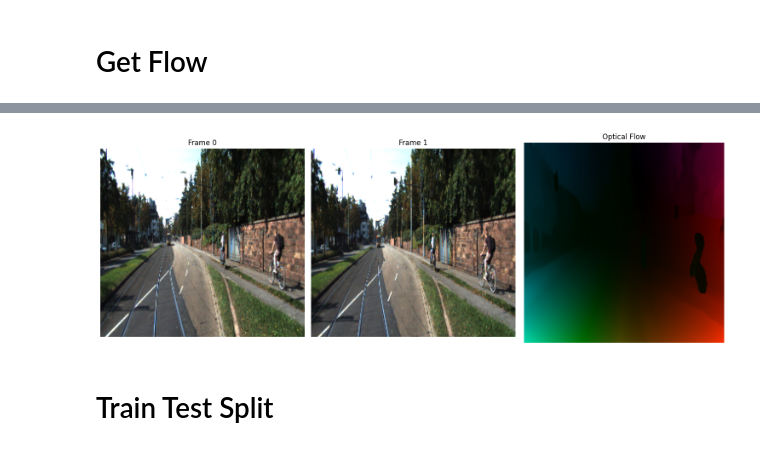
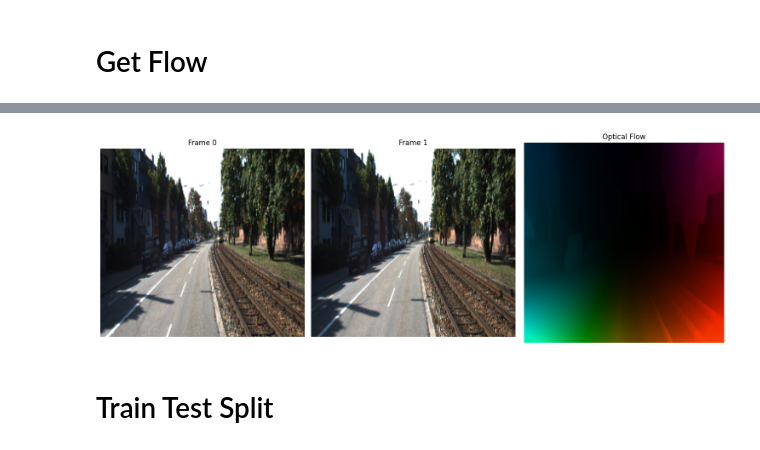
Before and after one commit to AhmedZ2003/Lucentra, a Jupyter notebook: Backend_models/DPFlow_Training.ipynb, the cells around one changed output, grey strips where cells are left out. Saved outputs shown, nothing was run; the diff lists cells and outputs as text; code cells hidden in the pictures.

```diff
--- a/Backend_models/DPFlow_Training.ipynb
+++ b/Backend_models/DPFlow_Training.ipynb
@@ -77,10 +103,18 @@ plt.show()
 # Get Flow
 # %%
 
-def preprocess_small(img, gamma=1.5, size=(224, 224)):
-    img = cv2.convertScaleAbs(img, alpha=1.5, beta=0)
-    # img = cv2.resize(img, size)
+# 1. Stop clipping bright regions
+def preprocess_small(img):
+    # Simply return the un-clipped image so DPFlow can track textures accurately
     return img
+
+def save_flow(flow_rgb, flow_filename):
+    flow_rgb = cv2.resize(flow_rgb, (224, 224))
+    plt.imsave(flow_filename, flow_rgb)
+
+model_name = r'dpflow'
+flows_dir_base = f'D:/D-Documents/Self-Improvement/Python/Computer_Vision/Speed Estimation/Speed_Estimation_Cleaned/Dataset/Ablation_Studies/{model_name}/'
+curr_dir_base = f"D:/D-Documents/Self-Improvement/Python/Computer_Vision/Speed Estimation/Speed_Estimation_FYP_Cleaned/DPFlow_Modular_for_Lucentra/Ablation_Studies/{model_name}/"
 # %%
 
 
@@ -217,32 +260,32 @@ with concurrent.futures.ThreadPoolExecutor(max_workers=4) as executor:
-# %%
-idx = 0
-
-frame_img1 = cv2.imread(os.path.join(frames_dir, frames[idx]))
-frame_img2 = cv2.imread(os.path.join(frames_dir, frames[idx+1]))
-flow_img = plt.imread(os.path.join(flows_dir, f'flow_{idx}.png'))  # Loads as RGB
-
-# Crop and resize frames
-# frame_img1 = frame_img1[frame_img1.shape[0]//2 - 200: -200, :, :]
-frame_img1 = cv2.resize(frame_img1, (244, 224))
-frame_img1_rgb = cv2.cvtColor(frame_img1, cv2.COLOR_BGR2RGB)
-
-# frame_img2 = frame_img2[frame_img2.shape[0]//2 - 200: -200, :, :]
-frame_img2 = cv2.resize(frame_img2, (244, 224))
-frame_img2_rgb = cv2.cvtColor(frame_img2, cv2.COLOR_BGR2RGB)
-
-fig, axs = plt.subplots(1, 3, figsize=(15, 5))
-axs[0].imshow(frame_img1_rgb)
-axs[0].set_title('Frame 0')
-axs[0].axis('off')
-axs[1].imshow(frame_img2_rgb)
-axs[1].set_title('Frame 1')
-axs[1].axis('off')
-axs[2].imshow(flow_img)
-axs[2].set_title('Optical Flow')
-axs[2].axis('off')
-plt.tight_layout()
-# %% [output]
-[figure, removed]
+# %%
+idx = 2
+
+frame_img1 = cv2.imread(os.path.join(frames_dir, frames[idx]))
+frame_img2 = cv2.imread(os.path.join(frames_dir, frames[idx+1]))
+flow_img = plt.imread(os.path.join(flows_dir, f'flow_{idx}.png'))  # Loads as RGB
+
+# Crop and resize frames
+# frame_img1 = frame_img1[frame_img1.shape[0]//2 - 200: -200, :, :]
+frame_img1 = cv2.resize(frame_img1, (244, 224))
+frame_img1_rgb = cv2.cvtColor(frame_img1, cv2.COLOR_BGR2RGB)
+
+# frame_img2 = frame_img2[frame_img2.shape[0]//2 - 200: -200, :, :]
+frame_img2 = cv2.resize(frame_img2, (244, 224))
+frame_img2_rgb = cv2.cvtColor(frame_img2, cv2.COLOR_BGR2RGB)
+
+fig, axs = plt.subplots(1, 3, figsize=(15, 5))
+axs[0].imshow(frame_img1_rgb)
+axs[0].set_title('Frame 0')
+axs[0].axis('off')
+axs[1].imshow(frame_img2_rgb)
+axs[1].set_title('Frame 1')
+axs[1].axis('off')
+axs[2].imshow(flow_img)
+axs[2].set_title('Optical Flow')
+axs[2].axis('off')
+plt.tight_layout()
+# %% [output]
+[figure, added]
 # %% [markdown]
 # Train Test Split
 # %%
```
Also changed, not shown: parts of 20 cells of this notebook, 48 other files.
